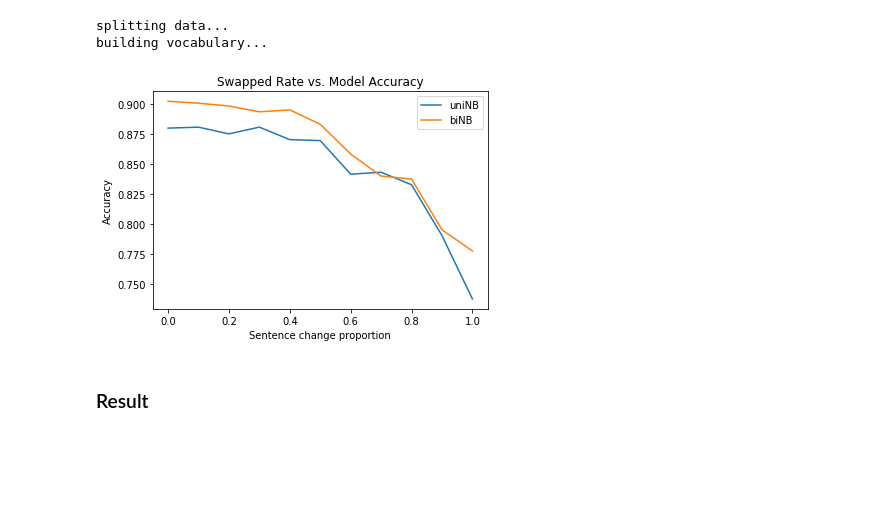
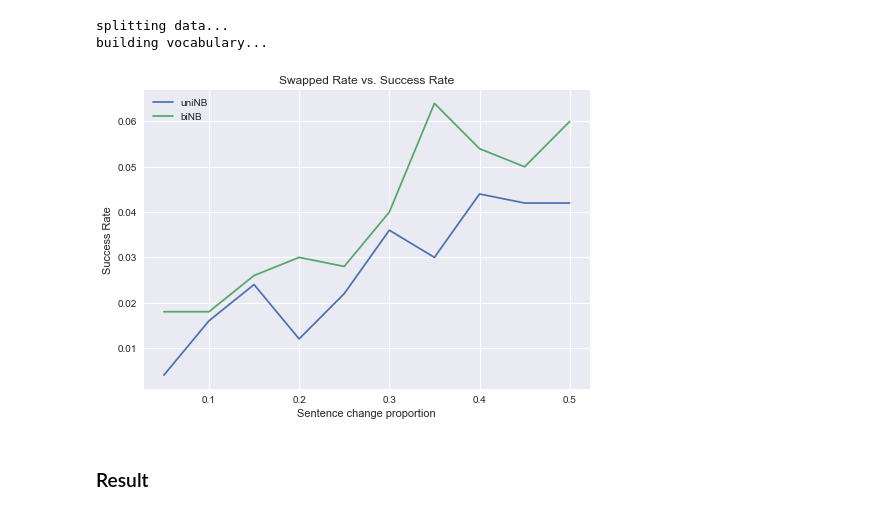
Before and after one commit to alicia-tsai/adversarial-sentiment-classification, a Jupyter notebook: Naive Bayes - Adversary.ipynb, the cells around one changed output. Drawn from its saved outputs; the diff is of its cells as text; code cells hidden in the pictures; blank space fills up the shorter version.

```diff
--- a/Naive Bayes - Adversary.ipynb
+++ b/Naive Bayes - Adversary.ipynb
@@ -6,6 +6,8 @@ import math
 import random
 import pickle
 import matplotlib.pyplot as plt
+import seaborn as sns
+sns.set()
 
 import torch
 import torch.nn as nn
@@ -135,12 +140,26 @@ y_valid_cv = true_label(valid_cv)
 # %% [output]
 splitting data...
 building vocabulary...
+# %%
+def success_rate(valid_pred, adv_pred, k):
+    correct_id = []
+    for i in range(len(y_valid)):
+        if valid_pred[i] == y_valid[i]:
+            correct_id.append(i)
+
+    ct = 0
+    for j in range(k):
+        if valid_pred[correct_id[j]] != adv_pred[correct_id[j]]:
+            ct += 1
+    fliprate = ct/k
+
+    return fliprate
 # %%
-def swap_accuracy(proportion):
+def swap_successrate(proportion):
     """
     to decide what propotion of words to be swapped
     """
-    with open('./dataset/test.pickle', 'rb') as handle:
+    with open('./adv.pickle', 'rb') as handle:
         test = pickle.load(handle)
 
     adv = adversary_swap(test, proportion)
@@ -148,32 +167,35 @@ def swap_accuracy(proportion):
     uni_adv = corpus_vectorize(adv_corpus, uni_vectorizer)
     bi_adv = corpus_vectorize(adv_corpus, bi_vectorizer)
 
-    uni_score = uniNB.score(uni_adv, y_valid_cv)
-    bi_score = biNB.score(bi_adv, y_valid_cv)
+    uni_adv_pred = uniNB.predict(uni_adv)
+    bi_adv_pred = biNB.predict(bi_adv)
+
+    uni_score = success_rate(uni_pred, uni_adv_pred, 500)
+    bi_score = success_rate(bi_pred, bi_adv_pred, 500)
 
     return uni_score, bi_score
 # %%
-swap_rate = [0, 0.1, 0.2, 0.3, 0.4, 0.5, 0.6, 0.7, 0.8, 0.9, 1]
+swap_rate = [0.05, 0.1, 0.15, 0.2, 0.25, 0.3, 0.35, 0.4, 0.45, 0.5]
 
 uni_list = []
 bi_list = []
 
 for i in swap_rate:
-    u, b = swap_accuracy(i)
+    u, b = swap_successrate(i)
     uni_list.append(u)
     bi_list.append(b)
+
+plt.plot(swap_rate, uni_list, label = "uniNB")
+plt.plot(swap_rate, bi_list, label = "biNB")
+
+plt.title("Swapped Rate vs. Success Rate")
+plt.xlabel("Sentence change proportion")
+plt.ylabel("Success Rate")
+
+plt.legend()
+plt.show()
+# %% [output]
+[figure, added]
-# %%
-plt.plot(swap_rate, uni_list, label = "uniNB")
-plt.plot(swap_rate, bi_list, label = "biNB")
-
-plt.title("Swapped Rate vs. Model Accuracy")
-plt.xlabel("Sentence change proportion")
-plt.ylabel("Accuracy")
-
-plt.legend()
-plt.show()
-# %% [output]
-[figure, removed]
 # %%
 with open('adv.pickle', 'rb') as handle:
     adv = pickle.load(handle)
```
Also changed, not shown: parts of 16 cells of this notebook.
